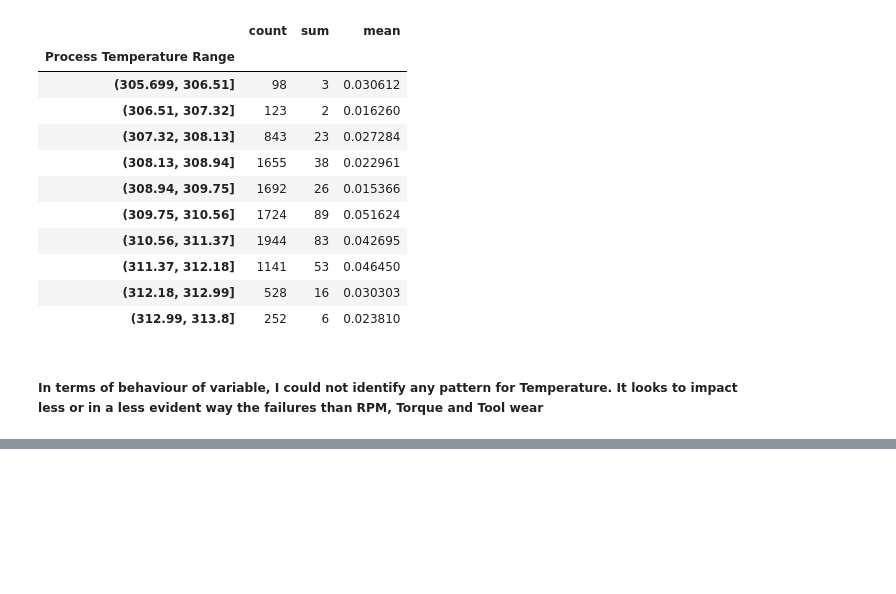
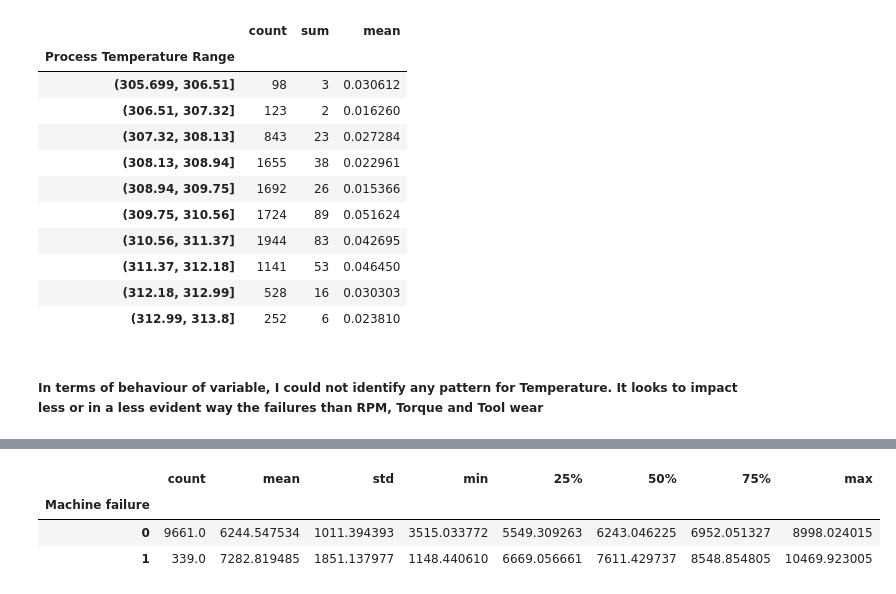
Before and after one commit to LucasMeloPedro/ai4i-predictive_maintenance, a Jupyter notebook: Predictive_maintenance.ipynb, the cells around one changed output, grey strips where cells are left out. Drawn from its saved outputs; the diff is of its cells as text; code cells hidden in the pictures; blank space fills up the shorter version.

```diff
--- a/Predictive_maintenance.ipynb
+++ b/Predictive_maintenance.ipynb
@@ -457,0 +471,8 @@ df.groupby('Process Temperature Range', observed = True)['Machine failure'].agg(
+# %%
+# Investigate Power
+df.groupby('Machine failure')['Power [W]'].describe()
+# %% [output]
+|  | count | mean | std | min | 25% | 50% | 75% | max |
+| Machine failure |  |  |  |  |  |  |  |  |
+| 0 | 9661.0 | 6244.547534 | 1011.394393 | 3515.033772 | 5549.309263 | 6243.046225 | 6952.051327 | 8998.024015 |
+| 1 | 339.0 | 7282.819485 | 1851.137977 | 1148.440610 | 6669.056661 | 7611.429737 | 8548.854805 | 10469.923005 |
```
Also changed, not shown: parts of 6 cells of this notebook.
